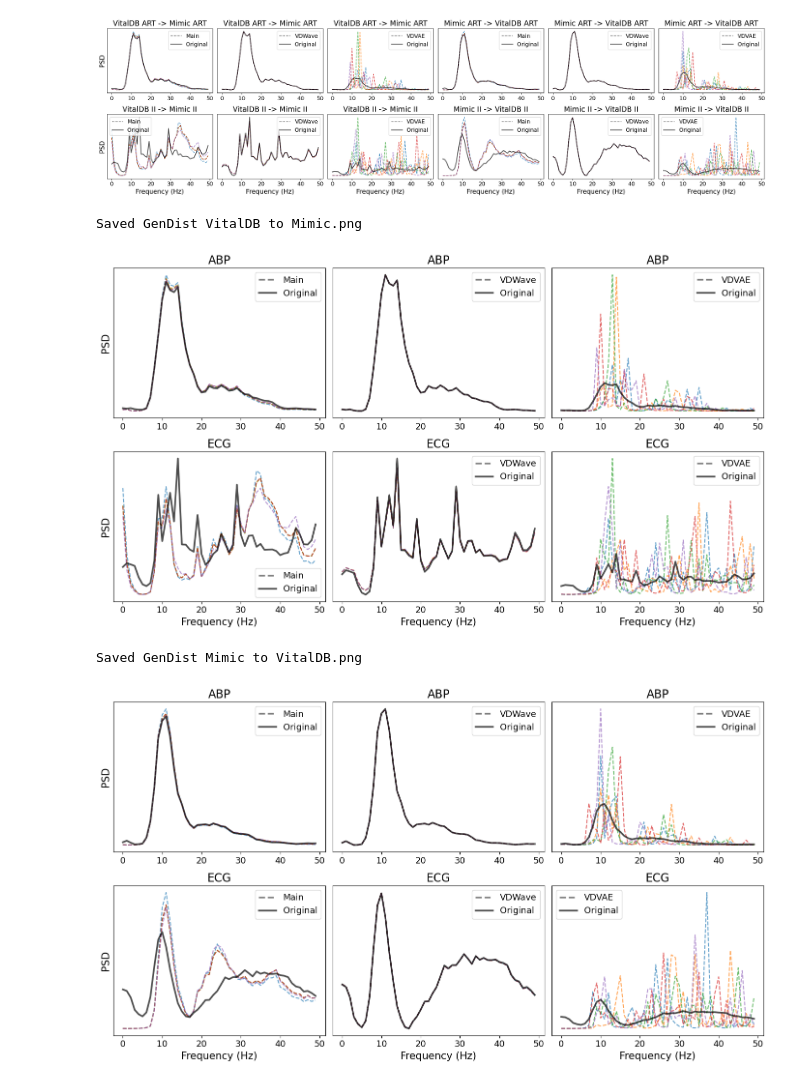
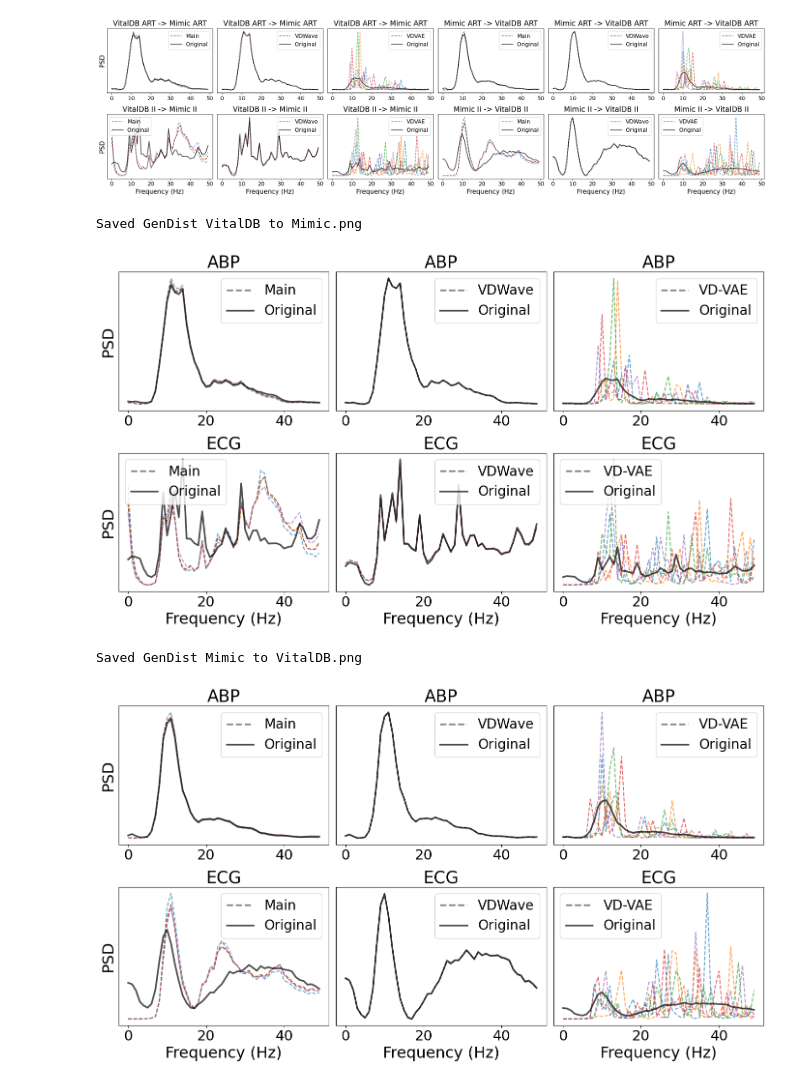
Before and after one commit to cherishleon/VABAM, a Jupyter notebook: Visualization_gendist.ipynb, the cells around one changed output. Saved outputs shown, nothing was run; the diff lists cells and outputs as text; code cells hidden in the pictures.

```diff
--- a/Visualization_gendist.ipynb
+++ b/Visualization_gendist.ipynb
@@ -424,9 +424,9 @@ def get_model_label(dn_key):
     elif 'VDWave' in dn_key:
         return 'VDWave'
     elif 'TCVAE' in dn_key:
-        return 'TCVAE'
+        return 'TC-VAE'
     elif 'VDVAE' in dn_key:
-        return 'VDVAE'
+        return 'VD-VAE'
     else:
         return dn_key  # fallback: use original
 
@@ -504,10 +504,10 @@ with open("./EvalResults/Instances/DicPList.pkl", "rb") as f:
 with open("./EvalResults/Instances/DicQ.pkl", "rb") as f:
     DicQ = pickle.load(f)
 
-FONT_SIZE = 15      # Font size for axis labels and tick labels
-TITLE_SIZE = 17     # Font size for subplot titles
-LEGEND_SIZE = 13    # Font size for legend text
-YTICK_SIZE = 12     # Font size for y-tick labels (if shown)
+FONT_SIZE = 23      # Font size for axis labels and tick labels
+TITLE_SIZE = 25     # Font size for subplot titles
+LEGEND_SIZE = 20    # Font size for legend text
+YTICK_SIZE = 20     # Font size for y-tick labels (if shown)
 HIDE_YTICKS = True  # Whether to hide y-axis ticks and labels
 HSPACE = 0.4        # Vertical space between subplots
 WSPACE = 0.3        # Horizontal space between subplots
@@ -520,9 +520,9 @@ def get_model_label(dn_key):
     elif 'VDWave' in dn_key:
         return 'VDWave'
     elif 'TCVAE' in dn_key:
-        return 'TCVAE'
+        return 'TC-VAE'
     elif 'VDVAE' in dn_key:
-        return 'VDVAE'
+        return 'VD-VAE'
     else:
         return dn_key  # Fallback: use original key
 
@@ -575,33 +575,33 @@ for source, chunk in groups.items():
 
         # Y-axis ticks
         if HIDE_YTICKS:
             ax.set_yticks([])
             ax.set_yticklabels([])
         else:
             ax.tick_params(axis='y', labelsize=YTICK_SIZE)
         ax.tick_params(axis='x', labelsize=FONT_SIZE - 2)
 
         # Legend
         ax.legend(handles=[dummy_line, original_handle], fontsize=LEGEND_SIZE)
 
     # Remove any unused subplots
     total_plots = len(chunk)
     for j in range(total_plots, 6):
         r, c = divmod(j, 3)
         fig.delaxes(axes[r, c])
 
     plt.tight_layout()
 
     # Save to file
     filename = f"GenDist {source} to {target}.png"
     fig.savefig('./PaperWork/Figures/'+filename, dpi=300, bbox_inches='tight')
     print(f"Saved {filename}")
 
     # Display inline in the notebook
     plt.show()
     plt.close(fig)
 # %% [output]
 Saved GenDist VitalDB to Mimic.png
-[figure, old version]
+[figure, new version]
 Saved GenDist Mimic to VitalDB.png
-[figure, old version]
+[figure, new version]
```
Also changed, not shown: parts of 1 cell of this notebook, 3 other files.
